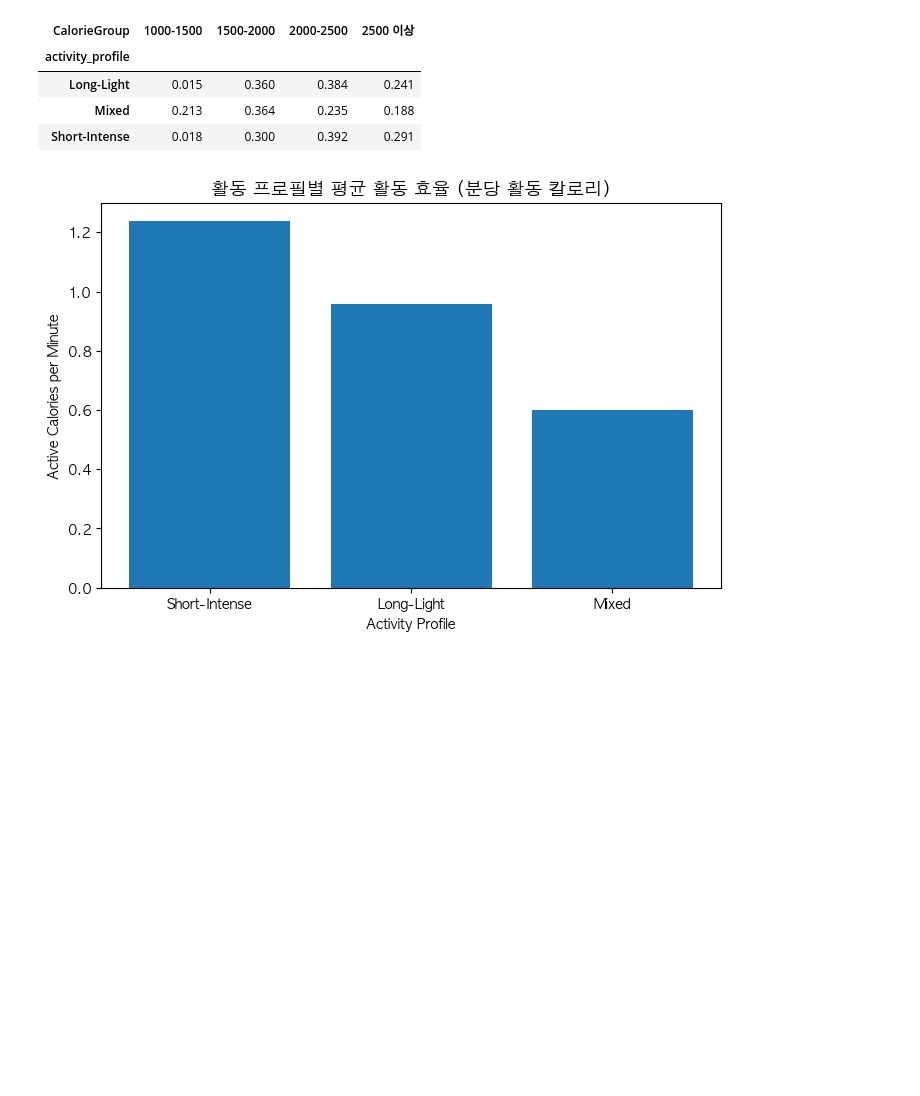
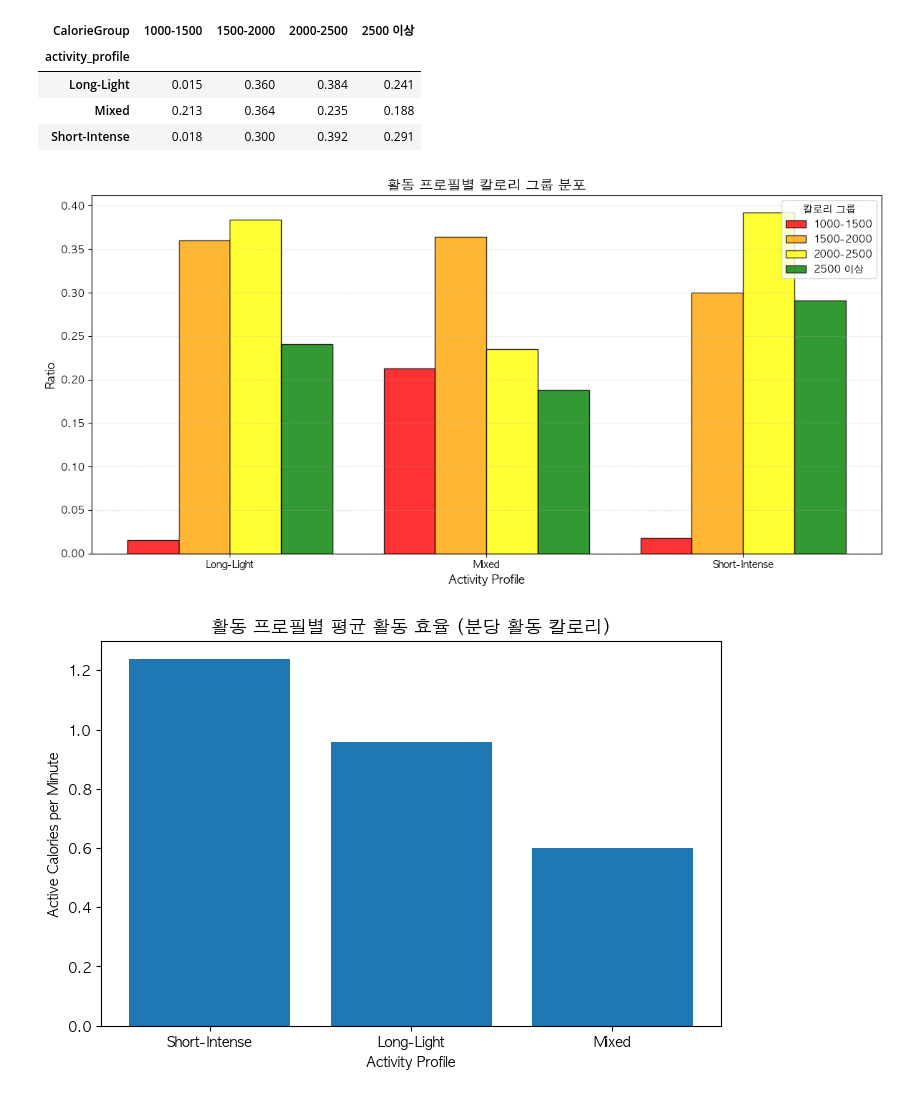
Before and after one commit to jeesy95-creator/sparta_15, a Jupyter notebook: notebooks/Soyun.ipynb, the cells around one changed output. Cells and saved outputs as stored; diff of their text form; code cells hidden in the pictures; blank space fills up the shorter version.

```diff
--- a/notebooks/Soyun.ipynb
+++ b/notebooks/Soyun.ipynb
@@ -1555,6 +1609,36 @@ pivot_profile_cal
 | Long-Light | 0.015 | 0.360 | 0.384 | 0.241 |
 | Mixed | 0.213 | 0.364 | 0.235 | 0.188 |
 | Short-Intense | 0.018 | 0.300 | 0.392 | 0.291 |
+# %%
+fig, ax = plt.subplots(figsize=(12, 6))
+
+x = range(len(pivot_profile_cal.index))
+width = 0.2
+colors = ['red', 'orange', 'yellow', 'green']
+
+# 각 칼로리 그룹별로 바 그리기
+for i, col in enumerate(pivot_profile_cal.columns):
+    offset = width * (i - 1.5)
+    ax.bar([pos + offset for pos in x],
+           pivot_profile_cal[col],
+           width,
+           label=col,
+           color=colors[i],
+           edgecolor='black',
+           alpha=0.8)
+
+ax.set_xlabel('Activity Profile', fontsize=12, fontweight='bold')
+ax.set_ylabel('Ratio', fontsize=12, fontweight='bold')
+ax.set_title('활동 프로필별 칼로리 그룹 분포', fontsize=14, fontweight='bold')
+ax.set_xticks(x)
+ax.set_xticklabels(pivot_profile_cal.index)
+ax.legend(title='칼로리 그룹')
+ax.grid(axis='y', alpha=0.3, linestyle='--')
+
+plt.tight_layout()
+plt.show()
+# %% [output]
+[figure, added]
 # %%
 import matplotlib.pyplot as plt
 
```
Also changed, not shown: parts of 2 cells of this notebook, 8 other files.
